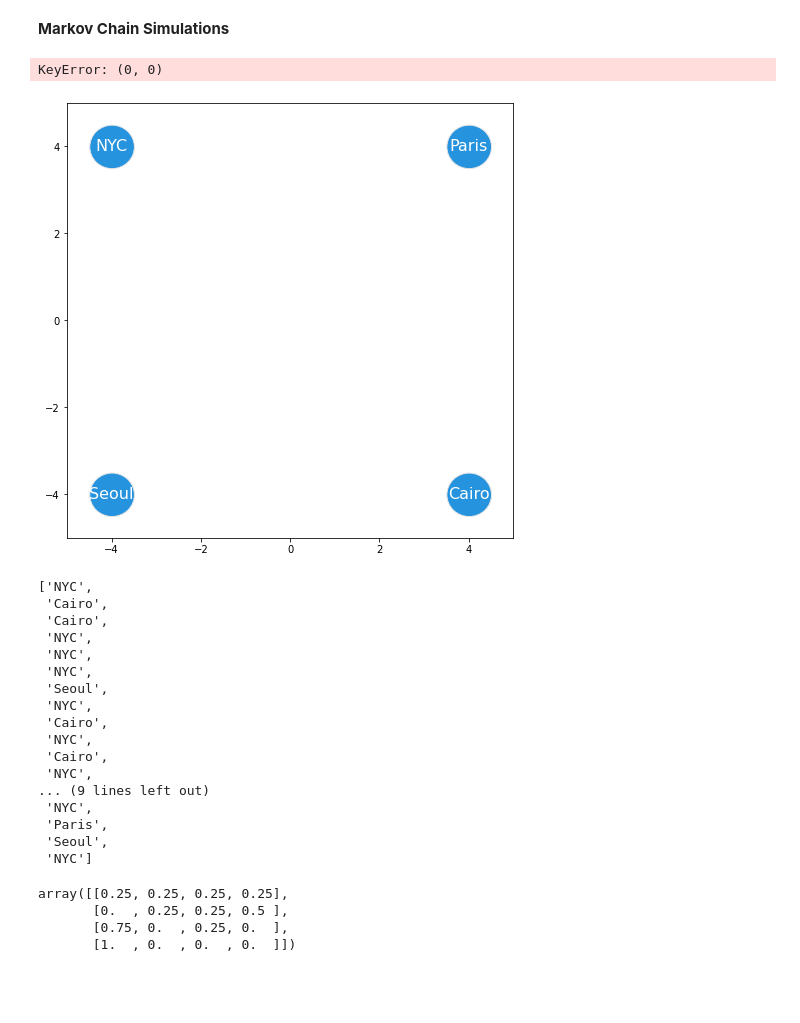
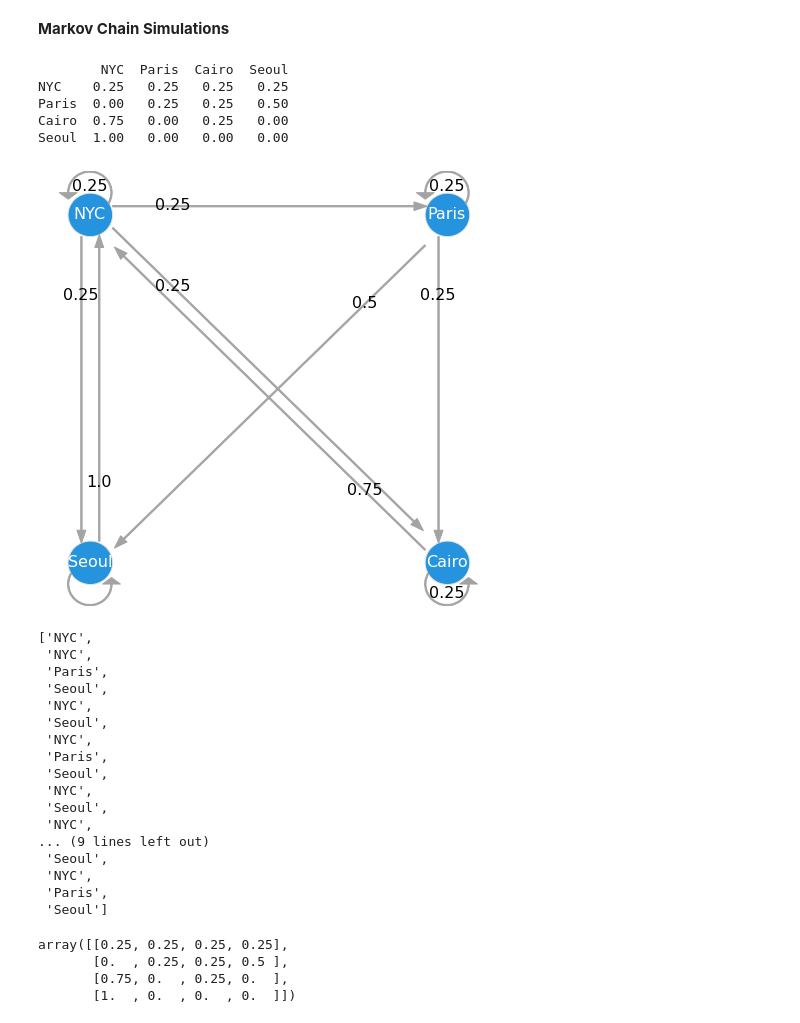
Before and after one commit to noorulislam770/stochasticsProcesses, a Jupyter notebook: task.ipynb, the cells around one changed output. Cells and saved outputs as stored; diff of their text form; code cells hidden in the pictures; blank space fills up the shorter version.

```diff
--- a/task.ipynb
+++ b/task.ipynb
@@ -314,19 +314,24 @@ np.mean(sim_list)
 # %%
 example = {
     "NYC":    [.25,0,.75,1],
     "Paris" : [.25,.25,0,0],
     "Cairo" : [.25,.25,.25,0],
     "Seoul" : [.25,.50,0,0]
 }
+# ["NYC","Paris","Cairo","Seoul"]
+markov_chain = pd.DataFrame(data=example,index = example.keys())
+print(markov_chain)
+# markov_chain.loc["NYC"]
 
-markov_chain = pd.DataFrame(data=example,index = ["NYC","Paris","Cairo","Seoul"])
-markov_chain
-
-markov_chain_image  =  MarkovChain(markov_chain, ["NYC","Paris","Cairo","Seoul"] )
+markov_chain_image  =  MarkovChain(markov_chain.to_numpy(), markov_chain.columns.tolist() )
 markov_chain_image.draw("./markov_chain.png")
 # %% [output]
-KeyError: (0, 0)
+        NYC  Paris  Cairo  Seoul
+NYC    0.25   0.25   0.25   0.25
+Paris  0.00   0.25   0.25   0.50
+Cairo  0.75   0.00   0.25   0.00
+Seoul  1.00   0.00   0.00   0.00
-[figure, old version]
+[figure, new version]
 # %%
 
 # from markovchain import MarkovChain
@@ -345,22 +350,22 @@ while len(travel_sim) < 25:
 travel_sim
 # %% [output]
 ['NYC',
- 'Cairo',
- 'Cairo',
  'NYC',
- 'NYC',
+ 'Paris',
+ 'Seoul',
  'NYC',
  'Seoul',
  'NYC',
- 'Cairo',
+ 'Paris',
+ 'Seoul',
  'NYC',
- 'Cairo',
+ 'Seoul',
  'NYC',
 ... (9 lines left out)
+ 'Seoul',
  'NYC',
  'Paris',
- 'Seoul',
- 'NYC']
+ 'Seoul']
 # %%
 markov_chain.to_numpy()
 # %% [output]
```
Also changed, not shown: parts of 2 cells of this notebook, 20 other files.
